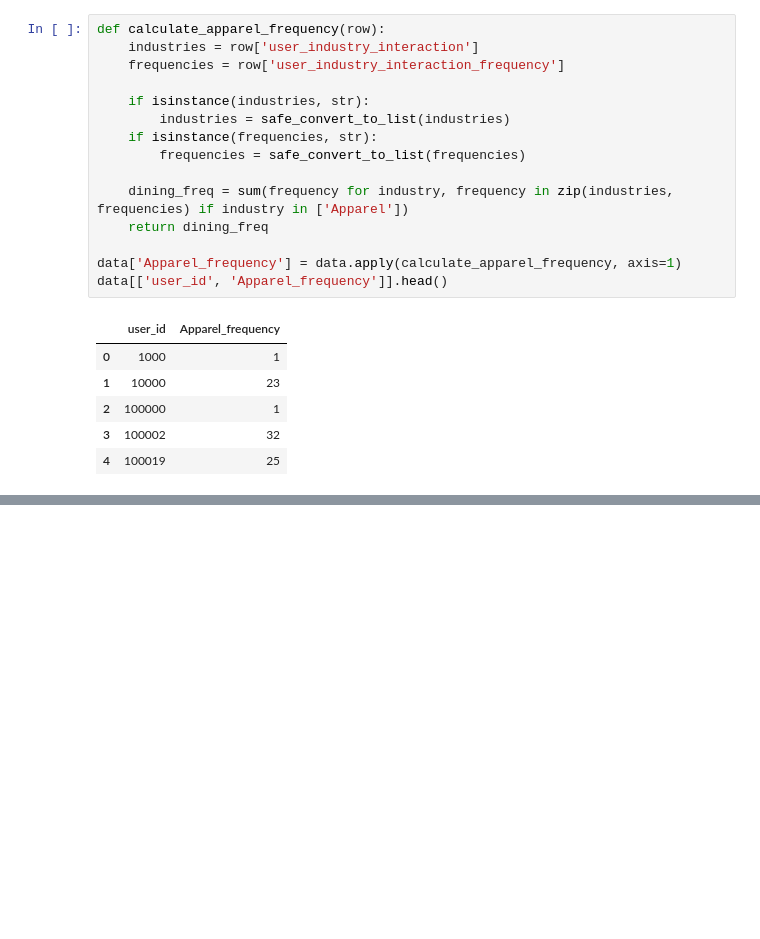
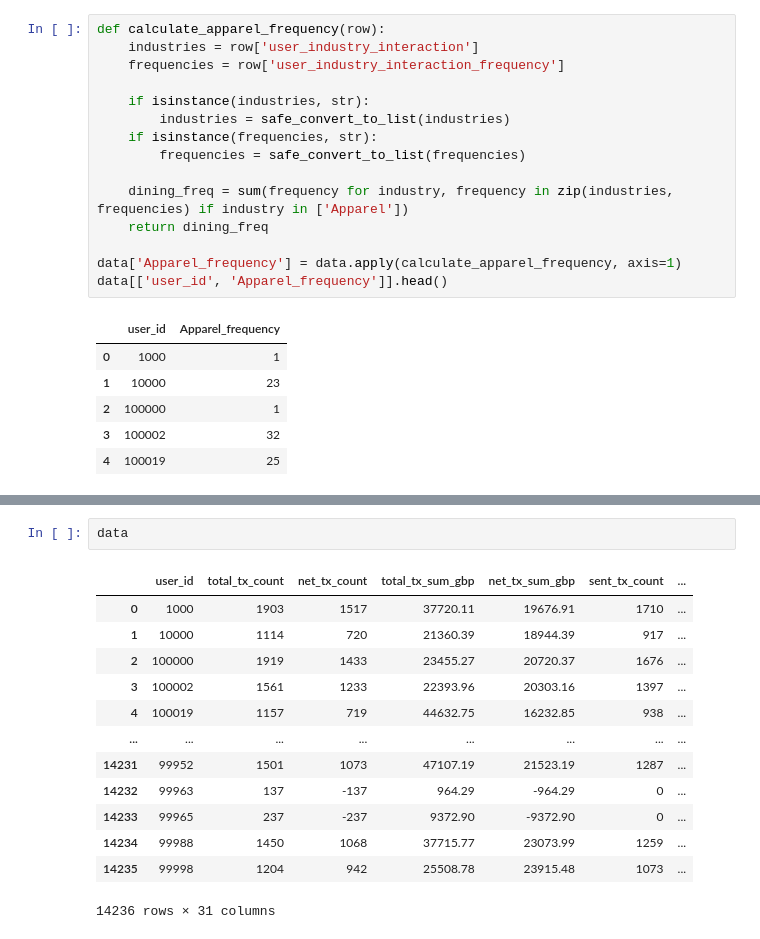
Before and after one commit to UoB-DSMP-2023-24/dsmp-2024-group27, a Jupyter notebook: PersonalFinance/recommendation.ipynb, the cells around one changed output, grey strips where cells are left out. Drawn from its saved outputs; the diff is of its cells as text; blank space fills up the shorter version.

```diff
--- a/PersonalFinance/recommendation.ipynb
+++ b/PersonalFinance/recommendation.ipynb
@@ -254,0 +256,16 @@ data[['user_id', 'Apparel_frequency']].head()
+# %%
+data
+# %% [output]
+|  | user_id | total_tx_count | net_tx_count | total_tx_sum_gbp | net_tx_sum_gbp | sent_tx_count | ... |
+| 0 | 1000 | 1903 | 1517 | 37720.11 | 19676.91 | 1710 | ... |
+| 1 | 10000 | 1114 | 720 | 21360.39 | 18944.39 | 917 | ... |
+| 2 | 100000 | 1919 | 1433 | 23455.27 | 20720.37 | 1676 | ... |
+| 3 | 100002 | 1561 | 1233 | 22393.96 | 20303.16 | 1397 | ... |
+| 4 | 100019 | 1157 | 719 | 44632.75 | 16232.85 | 938 | ... |
+| ... | ... | ... | ... | ... | ... | ... | ... |
+| 14231 | 99952 | 1501 | 1073 | 47107.19 | 21523.19 | 1287 | ... |
+| 14232 | 99963 | 137 | -137 | 964.29 | -964.29 | 0 | ... |
+| 14233 | 99965 | 237 | -237 | 9372.90 | -9372.90 | 0 | ... |
+| 14234 | 99988 | 1450 | 1068 | 37715.77 | 23073.99 | 1259 | ... |
+| 14235 | 99998 | 1204 | 942 | 25508.78 | 23915.48 | 1073 | ... |
+14236 rows × 31 columns
```
Also changed, not shown: parts of 10 cells of this notebook, 1 other file.
